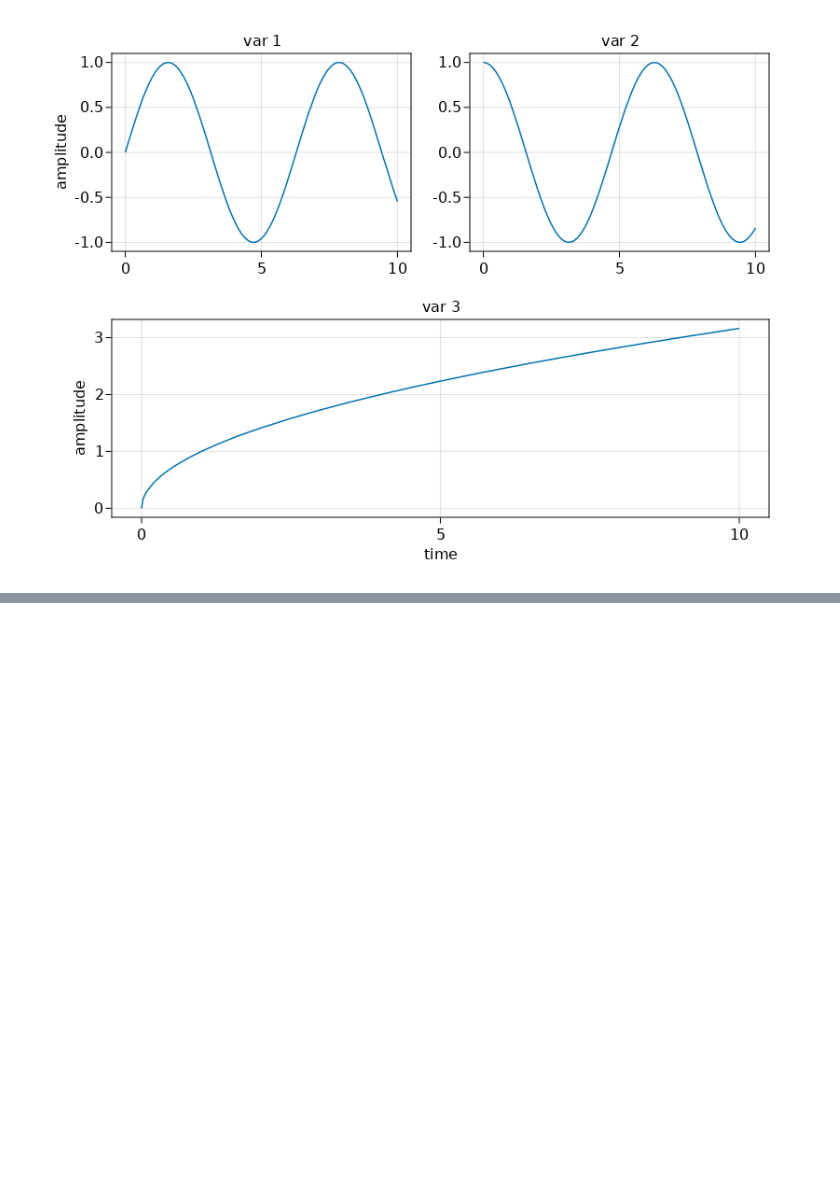
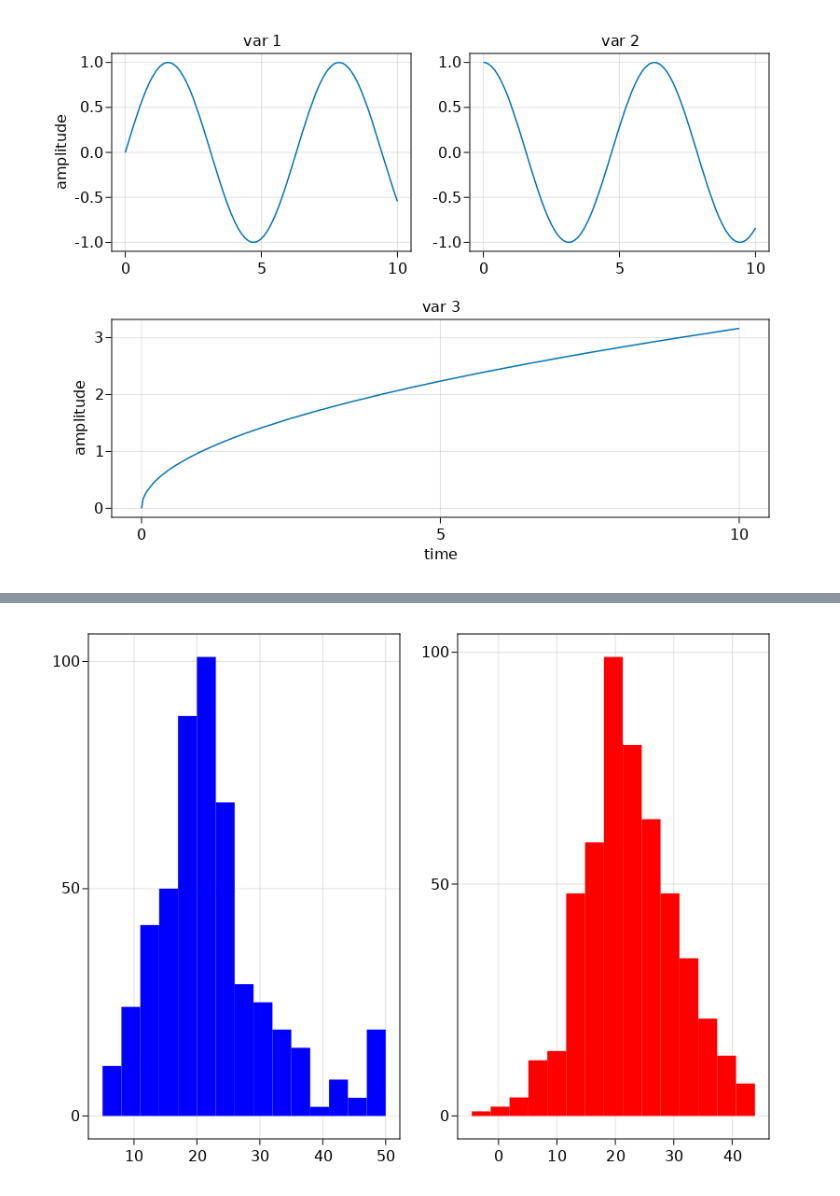
Before and after one commit to julionovoa/jl-sandbox, a Jupyter notebook: code/_CairoMakie.ipynb, the cells around one changed output, grey strips where cells are left out. Cells and saved outputs as stored; diff of their text form; code cells hidden in the pictures; blank space fills up the shorter version.

Commit message:
added histograms

```diff
--- a/code/_CairoMakie.ipynb
+++ b/code/_CairoMakie.ipynb
@@ -60,0 +61,8 @@ fig
+# %%
+# Histograms
+fig = Figure()
+hist(fig[1, 1], y, color=:blue)
+hist(fig[1, 2], yhat, color=:red)
+fig
+# %% [output]
+[figure, added]
```
Also changed, not shown: parts of 2 cells of this notebook.
